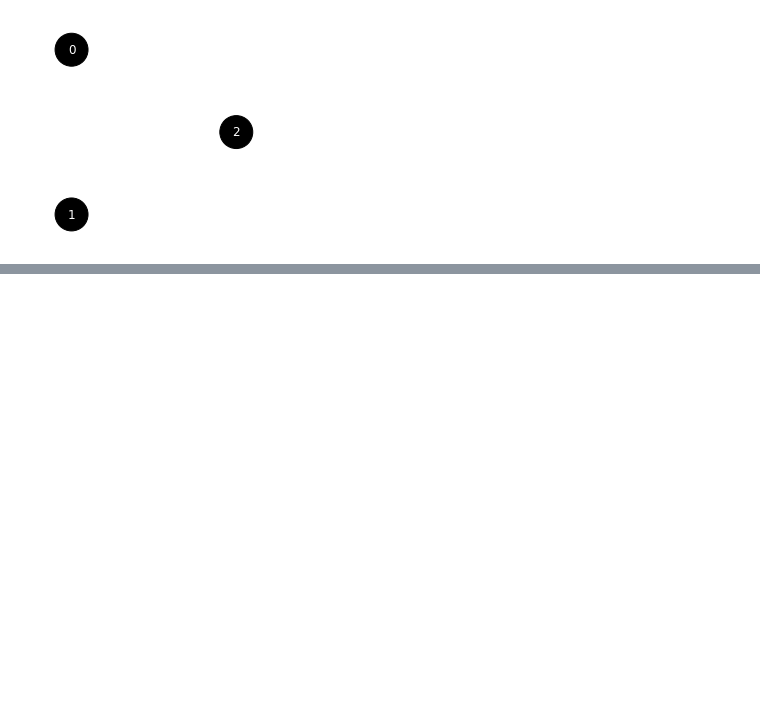
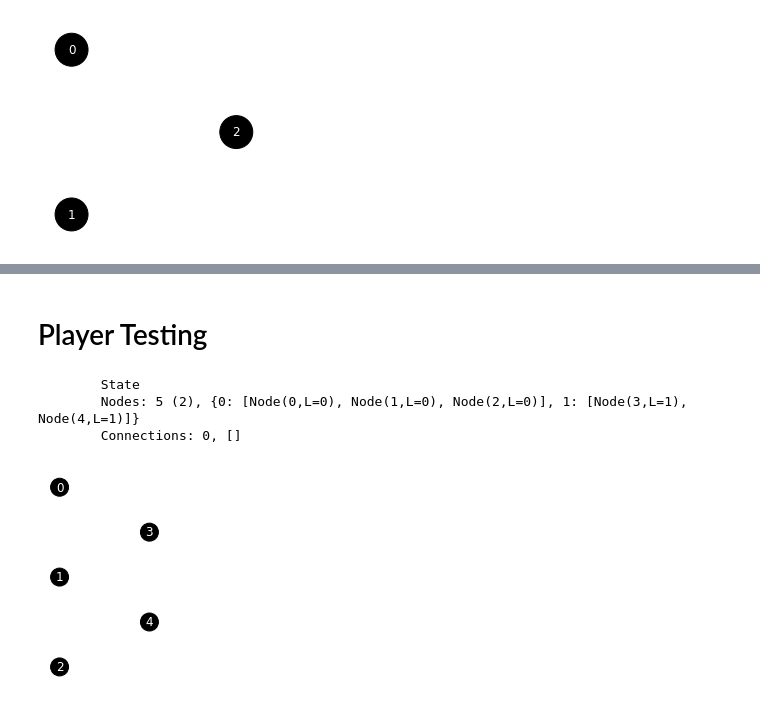
Before and after one commit to drewcurran/COS398_NEAT, a Jupyter notebook: NEAT/test_code.ipynb, the cells around one changed output, grey strips where cells are left out. Saved outputs shown, nothing was run; the diff lists cells and outputs as text; code cells hidden in the pictures; blank space fills up the shorter version.

```diff
--- a/NEAT/test_code.ipynb
+++ b/NEAT/test_code.ipynb
@@ -433,0 +387,13 @@ genome6
+# %% [markdown]
+# Player Testing
+# %%
+history = []
+
+player = Player(2, 2)
+player.nn.print_state()
+player.nn.draw_state()
+# %% [output]
+        State
+        Nodes: 5 (2), {0: [Node(0,L=0), Node(1,L=0), Node(2,L=0)], 1: [Node(3,L=1), Node(4,L=1)]}
+        Connections: 0, []
+[figure, added]
```
Also changed, not shown: parts of 39 cells of this notebook, 4 other files.
